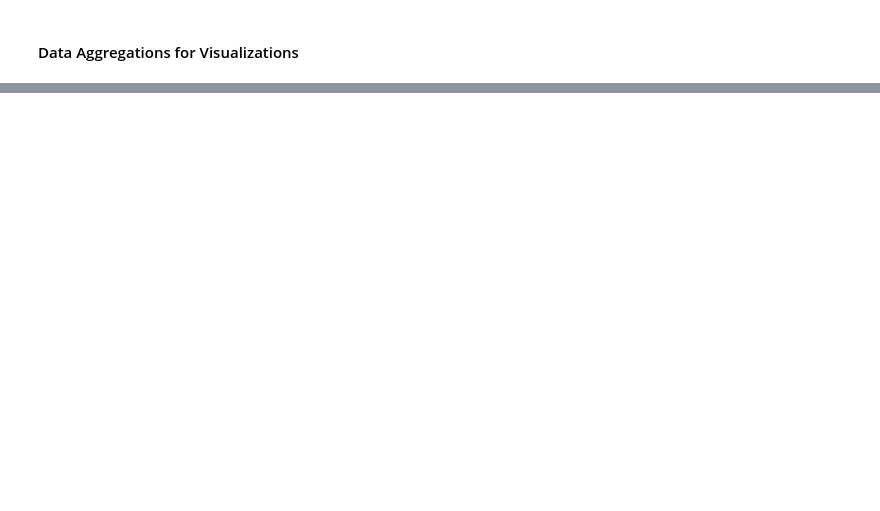
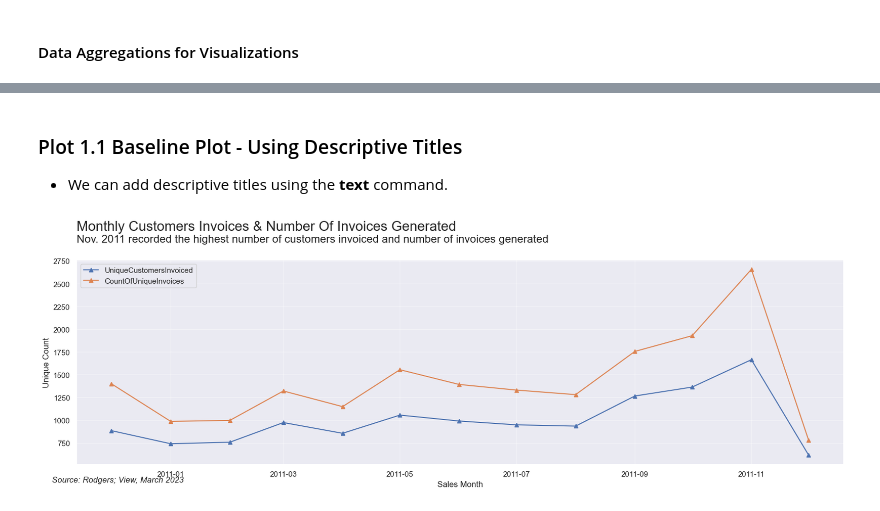
Before and after one commit to nyangweso-rodgers/data-analytics, a Jupyter notebook: Analytics-with-Python/Python-Modules-for-Data-Analysis/Matplotlib-Module/Line-Chart-with-Matplotlib.ipynb, the cells around one changed output, grey strips where cells are left out. Drawn from its saved outputs; the diff is of its cells as text; code cells hidden in the pictures; blank space fills up the shorter version.

```diff
--- a/Analytics-with-Python/Python-Modules-for-Data-Analysis/Matplotlib-Module/Line-Chart-with-Matplotlib.ipynb
+++ b/Analytics-with-Python/Python-Modules-for-Data-Analysis/Matplotlib-Module/Line-Chart-with-Matplotlib.ipynb
@@ -85 +120,58 @@ monthly_agg_df.head()
+# %% [markdown]
+### Plot 1.1 Baseline Plot - Using Descriptive Titles
+* We can add descriptive titles using the __text__ command.
+# %%
+# plot size and configuration
+fig,ax = plt.subplots(figsize = (20,6))
+
+# informative title + subtitle
+title ="Monthly Customers Invoices & Number Of Invoices Generated"
+subtitle = "Nov. 2011 recorded the highest number of customers invoiced and number of invoices generated"
+
+# add title + subtitle to plot
+plt.text(
+    x = 0.125,y = 0.90,s = title,fontname = 'Arial',
+    fontsize = 20,ha='left',transform = fig.transFigure
+)
+plt.text(
+    x = 0.125,y = 0.86,s = subtitle,fontname = 'Arial',
+    fontsize = 16,ha = 'left',transform = fig.transFigure
+)
+
+# -- adding foot note
+footnote = "Source: Rodgers; View, March 2023"
+plt.text(
+    x = 0.1,
+    y = 0.05,
+    s = footnote,
+    fontname = 'Arial',
+    fontstyle = 'italic',
+    fontsize = 12,
+    ha = 'left',
+    transform = fig.transFigure
+)
+
+
+# lines
+for i in monthly_customers_df.columns:
+    plt.plot(monthly_customers_df.index, monthly_customers_df[i],marker = '^',label = f'{i}')
+
+# format y-axis
+#plt.gca().yaxis.set_major_formatter(mtick.PercentFormatter(1,decimals = 0))
+
+#  axis labels
+plt.ylabel('Unique Count')
+plt.xlabel('Sales Month')
+
+# misc - grid and legend
+plt.grid(axis = 'both',alpha = 0.45)
+plt.legend(loc = 'best',ncol = 1)
+
+# fiddle with space above chart
+plt.subplots_adjust(top=0.8, wspace=0.3)
+
+# results
+plt.show()
+# %% [output]
+[figure, added]
 # %%
```
Also changed, not shown: parts of 20 cells of this notebook.
